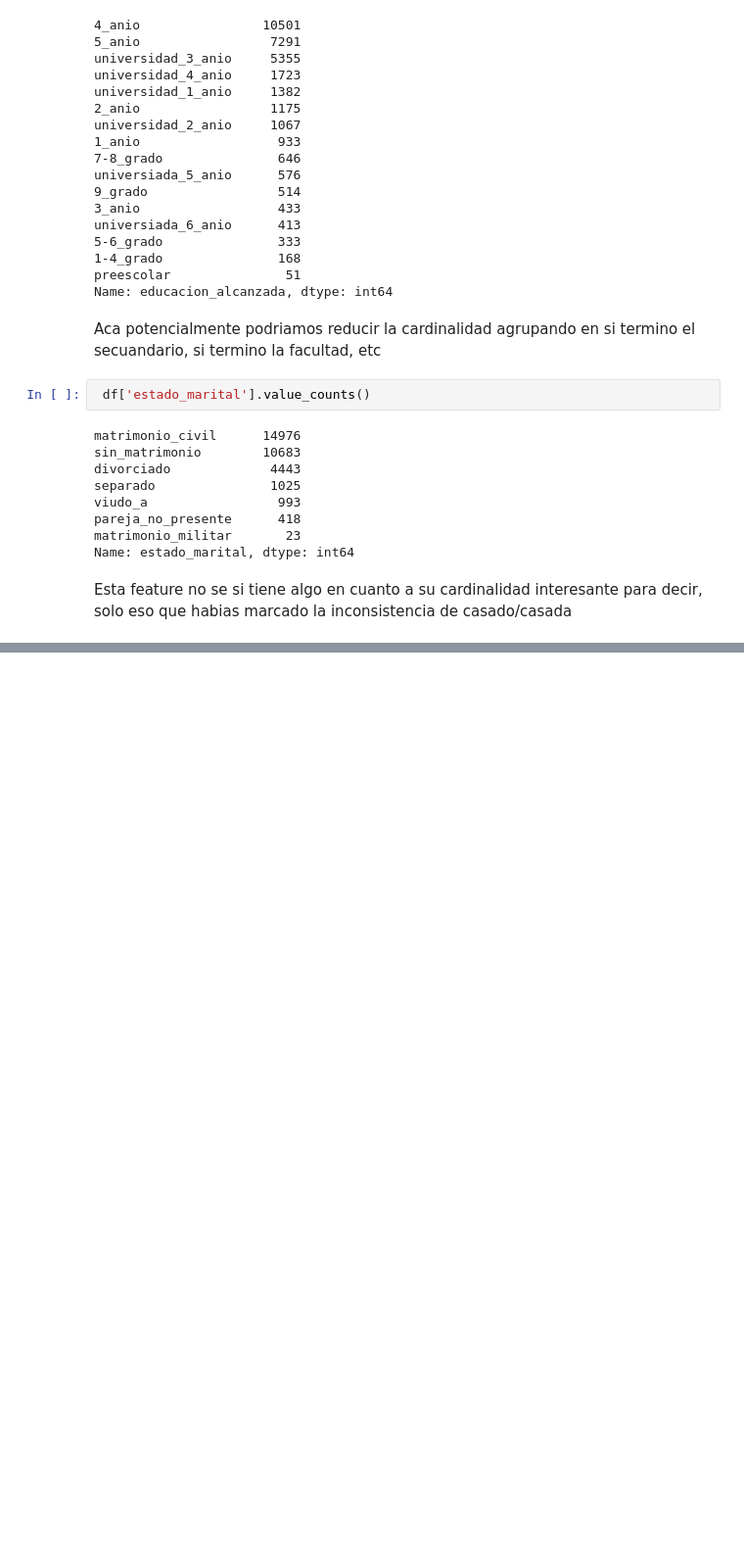
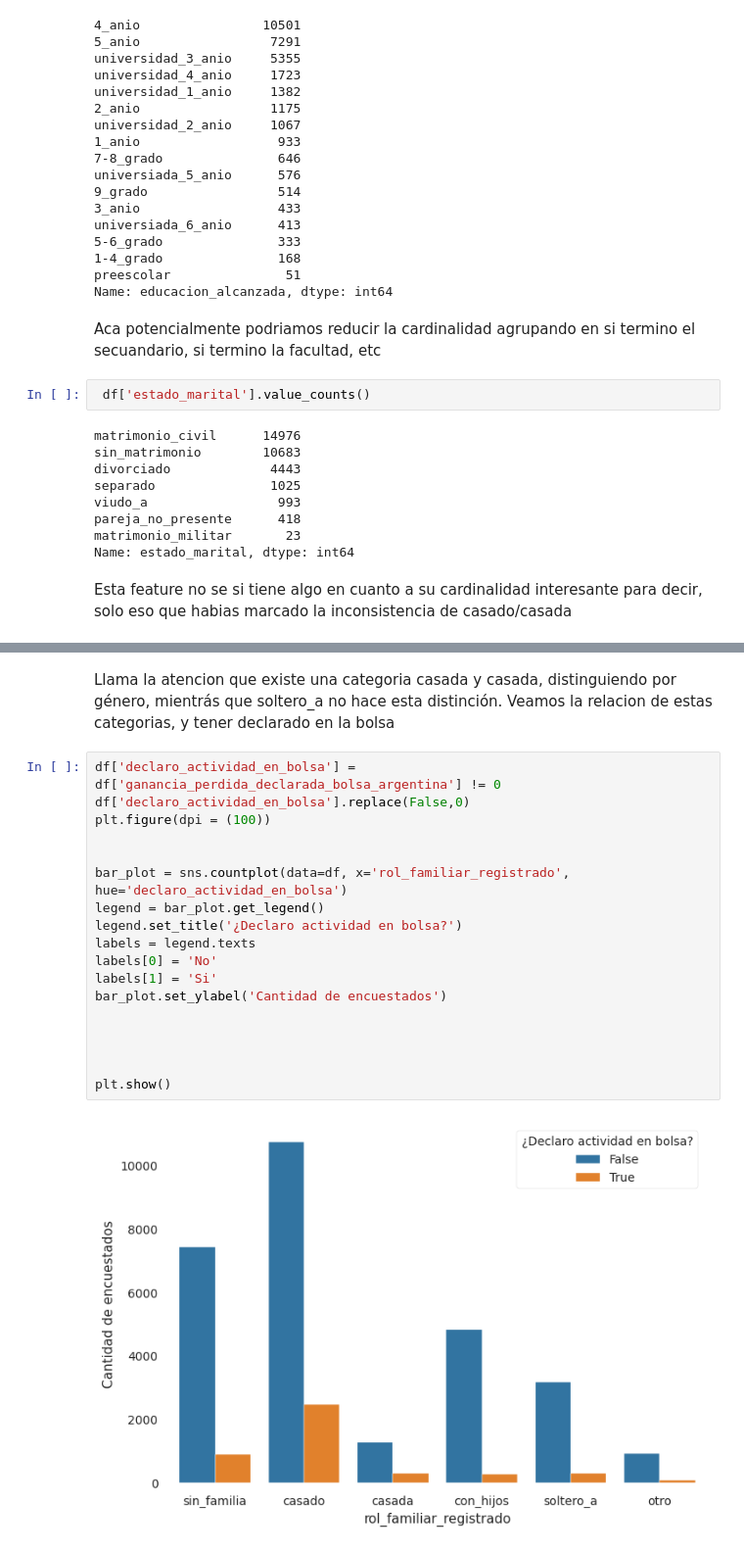
Before and after one commit to fjpacheco/machine-learning, a Jupyter notebook: preguntasAxel.ipynb, the cells around one changed output, grey strips where cells are left out. Shown at 98% size. Drawn from its saved outputs; the diff is of its cells as text; blank space fills up the shorter version.

```diff
--- a/preguntasAxel.ipynb
+++ b/preguntasAxel.ipynb
@@ -165,0 +203,22 @@ Esta feature no se si tiene algo en cuanto a su cardinalidad interesante para de
+# %% [markdown]
+Llama la atencion que existe una categoria casada y casada, distinguiendo por género, mientrás que soltero_a no hace esta distinción. Veamos la relacion de estas categorias, y tener declarado en la bolsa
+# %%
+df['declaro_actividad_en_bolsa'] = df['ganancia_perdida_declarada_bolsa_argentina'] != 0
+df['declaro_actividad_en_bolsa'].replace(False,0)
+plt.figure(dpi = (100))
+
+
+bar_plot = sns.countplot(data=df, x='rol_familiar_registrado', hue='declaro_actividad_en_bolsa')
+legend = bar_plot.get_legend()
+legend.set_title('¿Declaro actividad en bolsa?')
+labels = legend.texts
+labels[0] = 'No'
+labels[1] = 'Si'
+bar_plot.set_ylabel('Cantidad de encuestados')
+
+
+
+
+plt.show()
+# %% [output]
+[figure, added]
```
Also changed, not shown: parts of 19 cells of this notebook, 1 other file.
